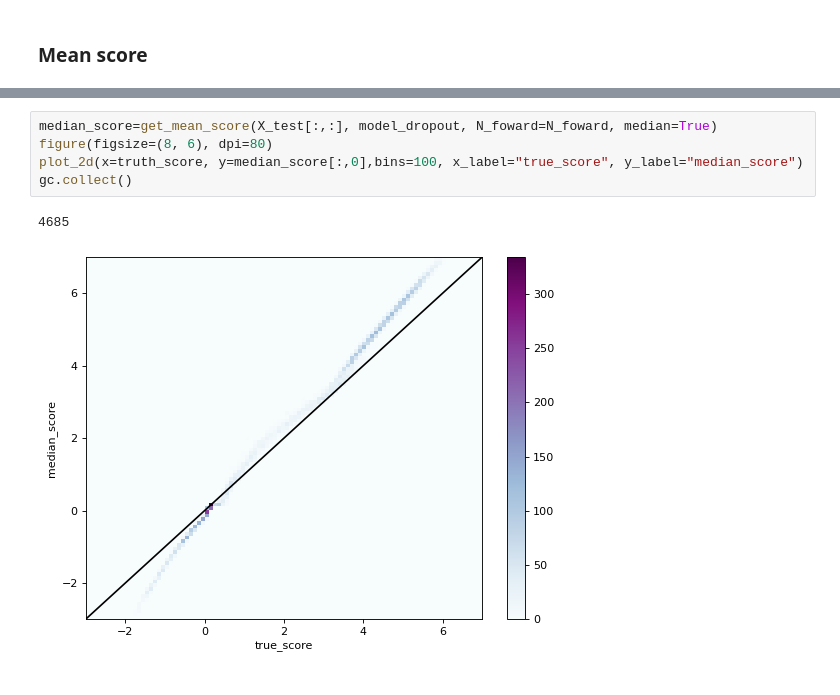
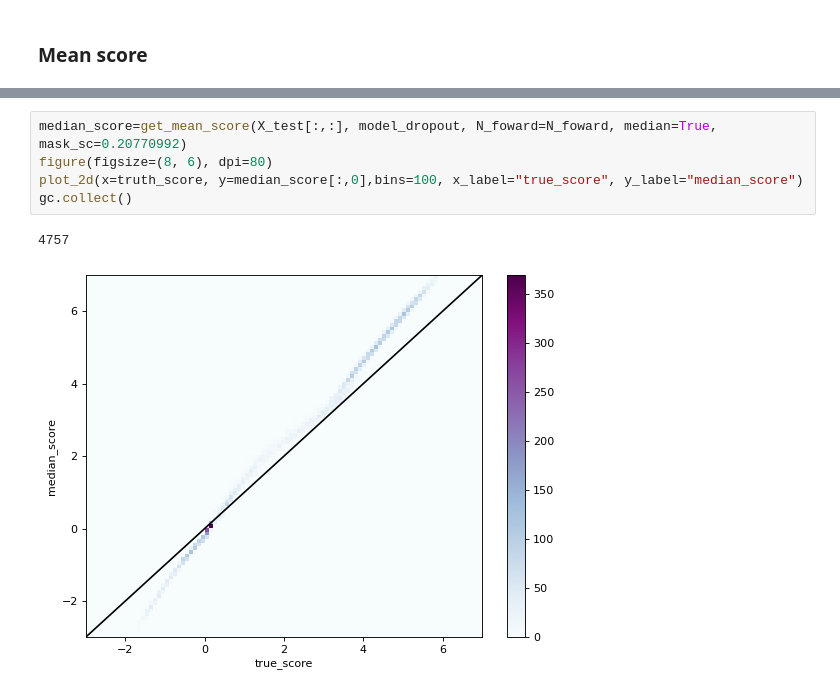
Before and after one commit to ablet-imin/DL1_model, a Jupyter notebook: DL1_tests.ipynb, the cells around one changed output, grey strips where cells are left out. Cells and saved outputs as stored; diff of their text form.

Commit message:
update
add median score

```diff
--- a/DL1_tests.ipynb
+++ b/DL1_tests.ipynb
@@ -138,11 +139,11 @@ mis-tagg rage:  0.6275
 # %%
-median_score=get_mean_score(X_test[:,:], model_dropout, N_foward=N_foward, median=True)
+median_score=get_mean_score(X_test[:,:], model_dropout, N_foward=N_foward, median=True, mask_sc=0.20770992)
 figure(figsize=(8, 6), dpi=80)
 plot_2d(x=truth_score, y=median_score[:,0],bins=100, x_label="true_score", y_label="median_score")
 gc.collect()
 # %% [output]
-4685
+4757
-[figure, old version]
+[figure, new version]
 # %%
 figure(figsize=(8, 6), dpi=80)
 plot_2d(x=mean_score[:,0], y=median_score[:,0],bins=100, x_label="mean_score", y_label="median_score")
```
Also changed, not shown: parts of 9 cells of this notebook, 1 other file.
